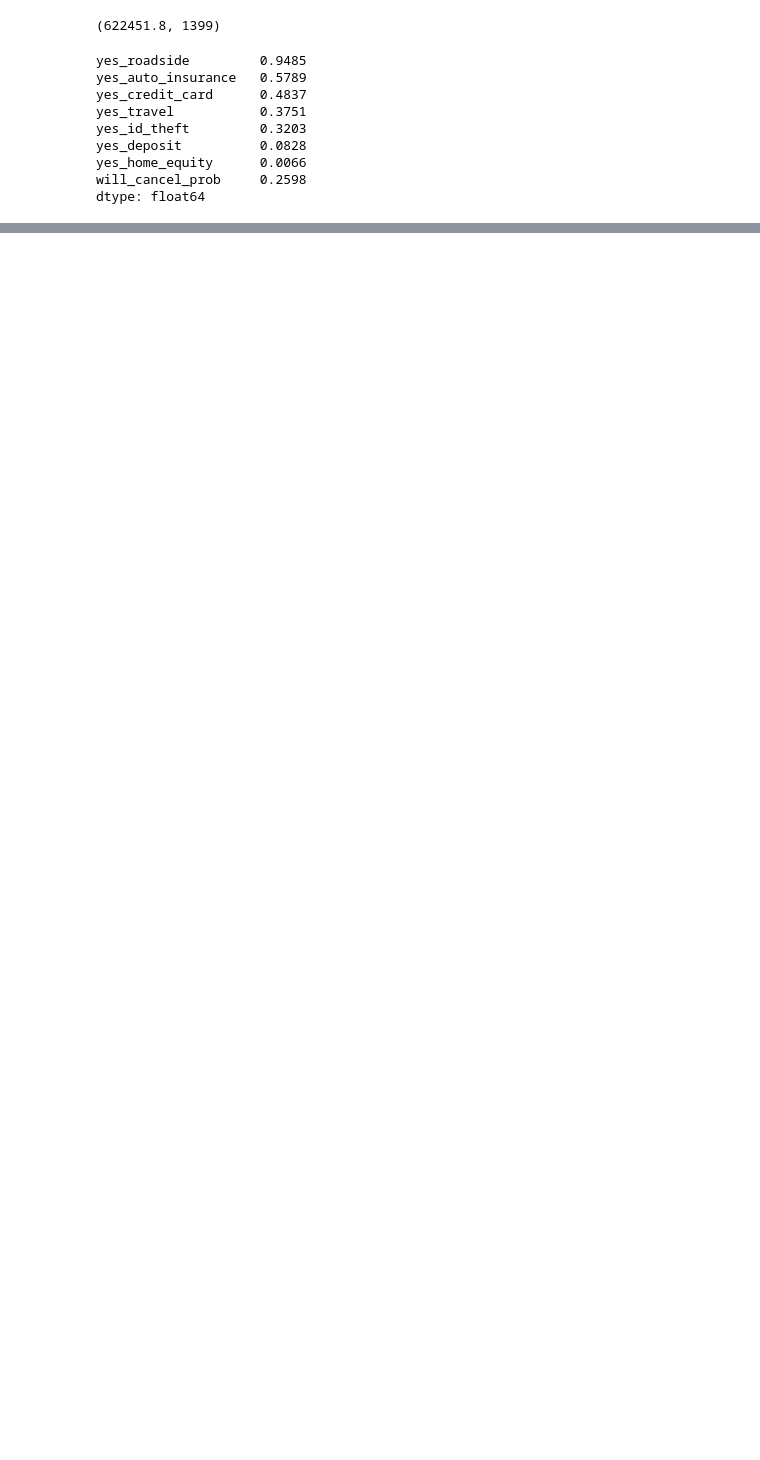
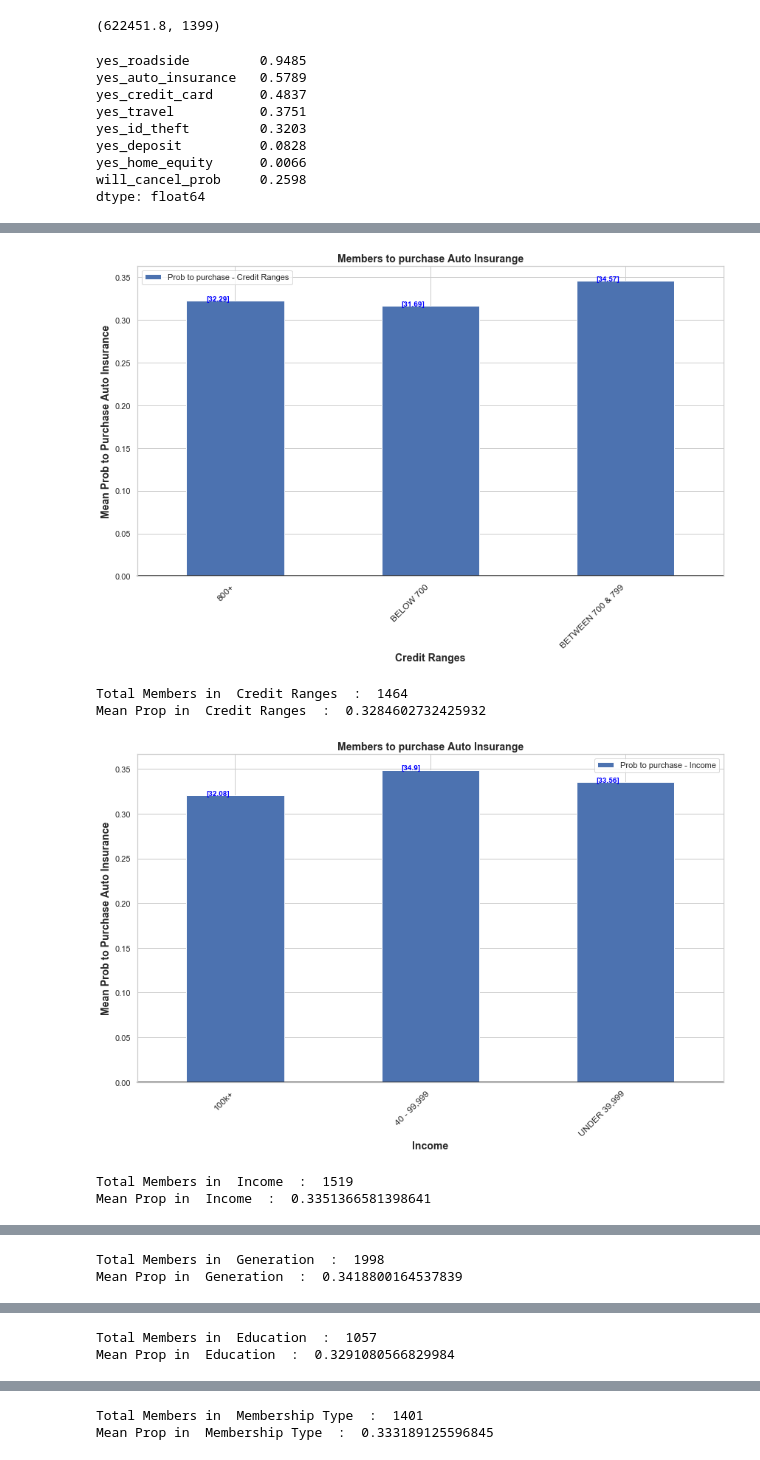
Before and after one commit to ruben-rosa/PDAIML, a Jupyter notebook: Capstone AAA - Cluster.ipynb, the cells around one changed output, grey strips where cells are left out. Saved outputs shown, nothing was run; the diff lists cells and outputs as text; code cells hidden in the pictures; blank space fills up the shorter version.

```diff
--- a/Capstone AAA - Cluster.ipynb
+++ b/Capstone AAA - Cluster.ipynb
@@ -734,0 +1053,42 @@ dtype: float64
+# %%
+columns=['credit_ranges', 'income', 'generation', 'education',
+         'plus_indicator_description', 'occupation_group', 'sc_vehicle_manufacturer_name',
+         'tenure','no_members', 'aaa_mean_child'
+        ]
+
+dict_col={'credit_ranges':'Credit Ranges', 'income':'Income', 'generation':'Generation', 'education':'Education',
+         'plus_indicator_description':'Membership Type', 'occupation_group':'Occupation Group', 'sc_vehicle_manufacturer_name':'Vehicle',
+         'tenure':'Tenure','no_members':'Members in Household', 'aaa_mean_child':'# of Children'
+         }
+for col in columns:
+    df_use = pd.DataFrame(df_household, columns=['yes_auto_insurance','will_cancel_prob', col])
+    df_use = df_use[(df_use.will_cancel_prob !=1)]
+    df_use = df_use[(df_use.yes_auto_insurance !=1)]
+    df_use = df_use[(df_use[col] !='UNKNOWN')]
+    df_use.drop('will_cancel_prob', axis=1, inplace=True)
+    counts = df_use.groupby(col).mean()
+    df_use.groupby(col).mean().plot(kind='bar')
+    plt.legend(['Prob to purchase - '+dict_col[col]])
+    plt.axhline(0, color="k", clip_on=False)
+    plt.ylabel("Mean Prob to Purchase Auto Insurance",fontsize=14, fontweight='bold')
+    plt.xlabel(dict_col[col], fontsize=14, fontweight='bold')
+    plt.title('Members to purchase Auto Insurange',loc='center', fontdict={'fontsize':14, 'fontweight':'bold'})
+    plt.xticks(
+        rotation=45,
+        horizontalalignment='right',
+        fontweight='light',
+        fontsize='large')
+    i = 0
+    for v in list(counts.values):
+        plt.text(i-.15, v, str(np.round(v*100,2)), color='blue', fontweight='bold')
+        i +=1
+    plt.show()
+    print('Total Members in ', dict_col[col], ' : ', df_use.shape[0])
+    print('Mean Prop in ', dict_col[col],' : ', np.mean(counts.values))
+# %% [output]
+[figure, added]
+Total Members in  Credit Ranges  :  1464
+Mean Prop in  Credit Ranges  :  0.3284602732425932
+[figure, added]
+Total Members in  Income  :  1519
+Mean Prop in  Income  :  0.3351366581398641
@@ -734,0 +1096,2 @@ dtype: float64
+Total Members in  Generation  :  1998
+Mean Prop in  Generation  :  0.3418800164537839
@@ -734,0 +1099,2 @@ dtype: float64
+Total Members in  Education  :  1057
+Mean Prop in  Education  :  0.3291080566829984
@@ -734,0 +1102,2 @@ dtype: float64
+Total Members in  Membership Type  :  1401
+Mean Prop in  Membership Type  :  0.333189125596845
```
Also changed, not shown: parts of 9 cells of this notebook, 1 other file.
